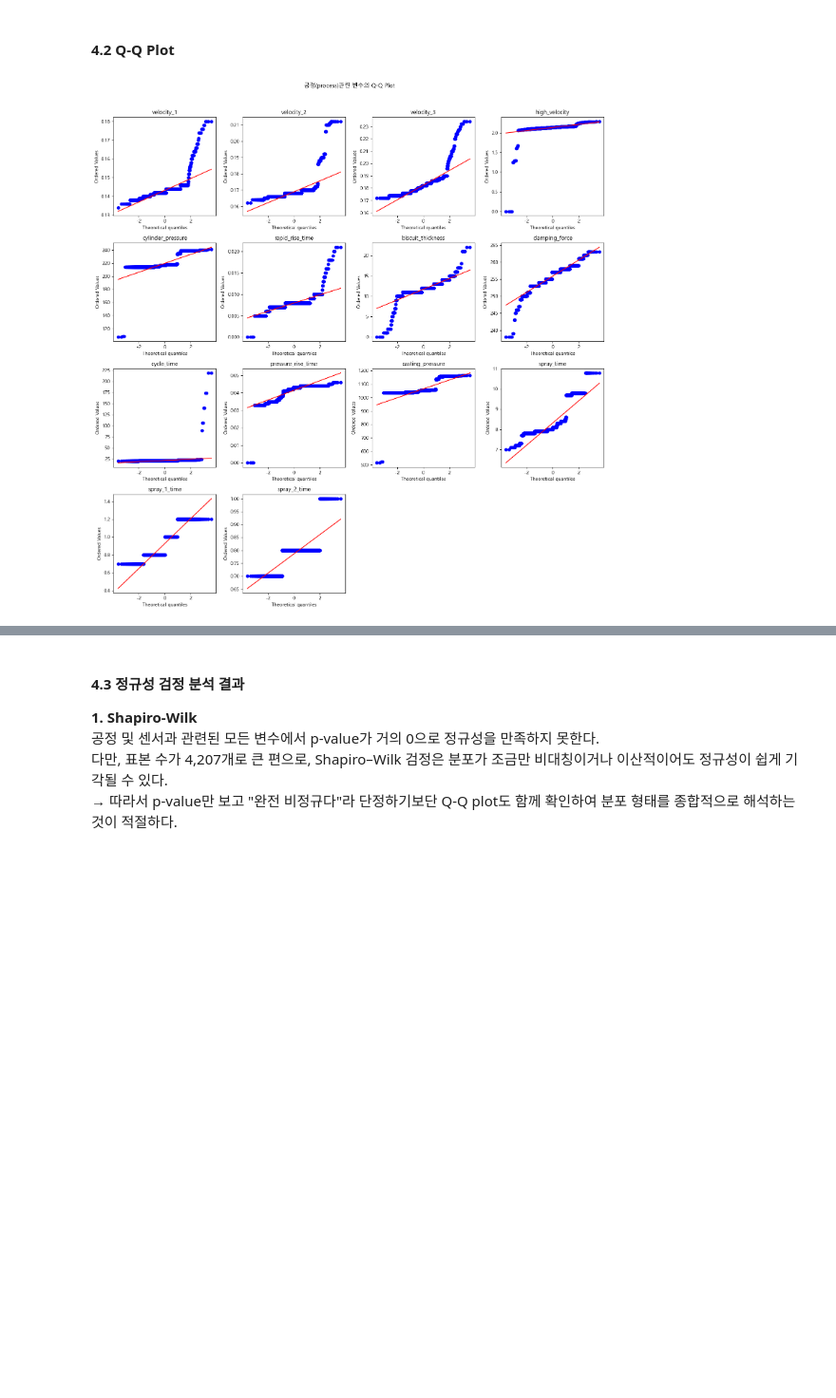
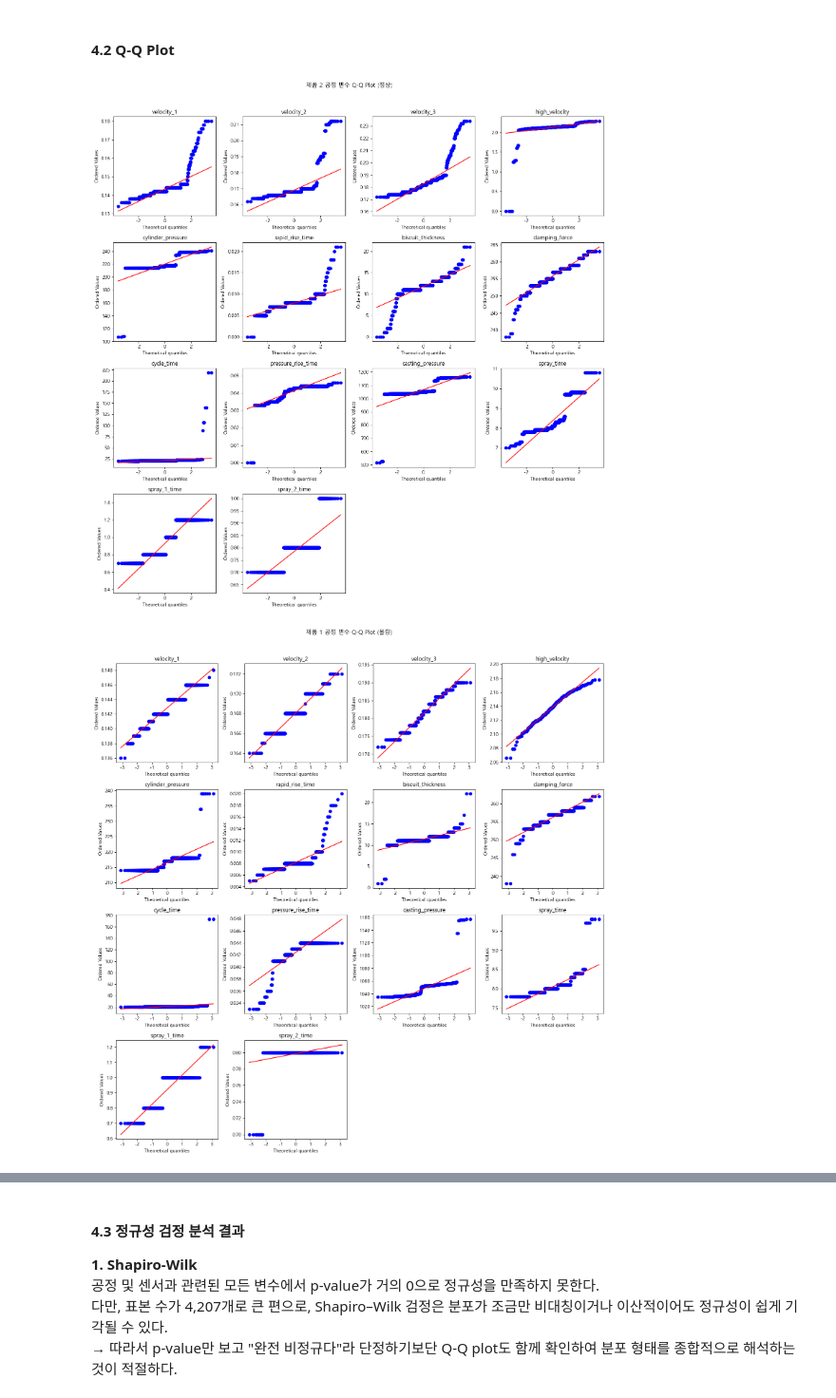
Before and after one commit to hanalo26/sparta-data11-advanced-project, a Jupyter notebook: leegolem/통계_제품1_수정_v5.ipynb, the cells around one changed output, grey strips where cells are left out. Shown at 95% size. Drawn from its saved outputs; the diff is of its cells as text; code cells hidden in the pictures; blank space fills up the shorter version.

```diff
--- a/leegolem/통계_제품1_수정_v5.ipynb
+++ b/leegolem/통계_제품1_수정_v5.ipynb
@@ -503,22 +636,30 @@ shapiro_df_original_1 = create_shapiro_summary(
 #### 4.2 Q-Q Plot
 # %%
 # 1. Q-Q plot
-def plot_qq_table(df, title=None, exclude_cols=None):
+def plot_qq_table(df, cols=None, title=None, exclude_cols=None, group_col="is_defect", group_value=None):
     """Q-Qplot 그래프"""
     # exclude_cols에 속한 컬럼 제외한 데이터프레임 생성
     df_copied = df.copy()
     if exclude_cols:
         df_copied = df_copied.drop(columns=exclude_cols, errors='ignore')
 
-    # 숫자형 컬럼 전체 선택
-    cols = df_copied.select_dtypes(include='number').columns.tolist()
+    # 그룹 필터링
+    if group_value is not None:
+        df_copied = df_copied[df_copied[group_col] == group_value]
+
+    # cols 지정 시 그 컬럼만 사용
+    if cols is not None:
+        cols = [col for col in cols if col in df_copied.columns]
+    else:
+        cols = df_copied.select_dtypes(include='number').columns.tolist()
+        if group_col in cols:
+            cols.remove(group_col)
 
     fig, axes = plt.subplots(4, 4, figsize=(15, 15))
     axes = axes.flatten()
 
     for i, col in enumerate(cols[:16]):
         series = df_copied[col].dropna()
-        # Q-Q plot
         stats.probplot(series, dist="norm", plot=axes[i])
         axes[i].set_title(col)
 
@@ -532,8 +673,22 @@ def plot_qq_table(df, title=None, exclude_cols=None):
     plt.show()
 # %%
 # 2. 함수 실행
-plot_qq_table(df_process_1,
-            title="공정(process)관련 변수의 Q-Q Plot")
+# 제품 1 - 공정 변수 - 정상
+plot_qq_table(
+    df_original_1_1,
+    cols=PROCESS_COLS,
+    title="제품 2 공정 변수 Q-Q Plot (정상)",
+    group_value=0
+)
+
+# 제품 1 - 공정 변수 - 불량
+plot_qq_table(
+    df_original_1_1,
+    cols=PROCESS_COLS,
+    title="제품 1 공정 변수 Q-Q Plot (불량)",
+    group_value=1
+)
 # %% [output]
-[figure, old version]
+[figure, new version]
+[figure, added]
 # %%
```
Also changed, not shown: parts of 19 cells of this notebook, 1 other file.
